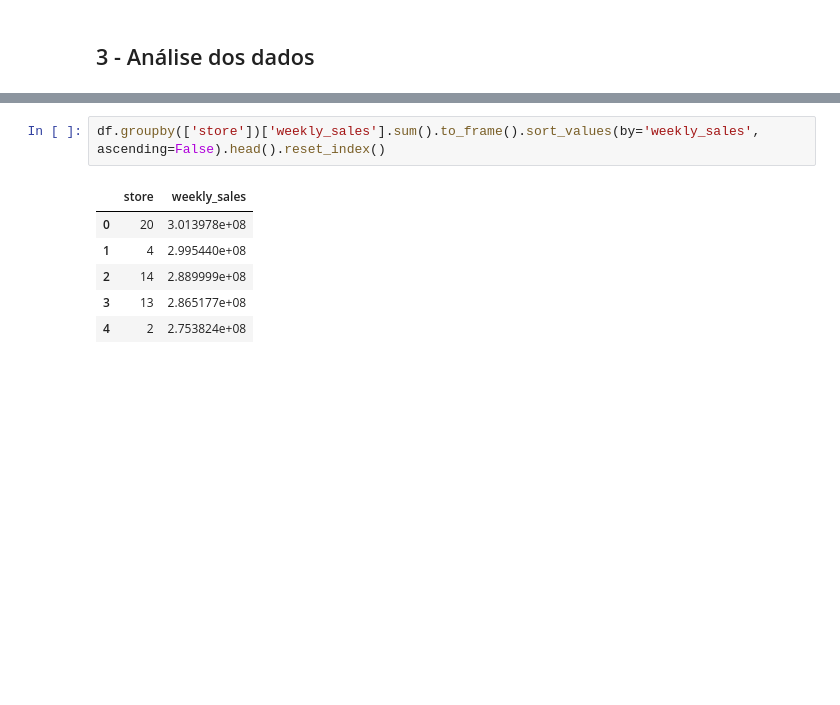
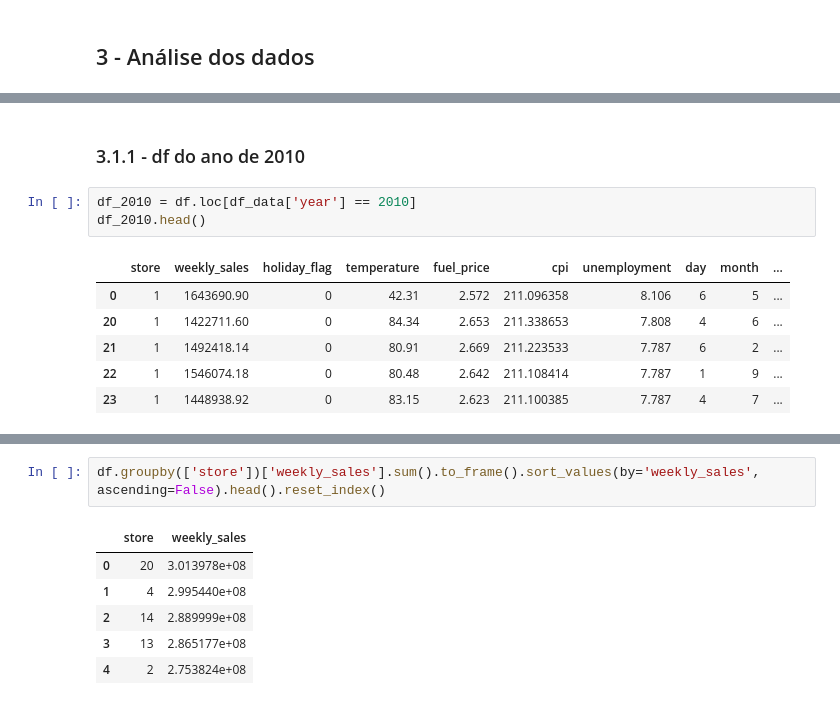
Before and after one commit to michellssGUi/dataScience, a Jupyter notebook: Wallmart_Melhor_Loja_2.ipynb, the cells around one changed output, grey strips where cells are left out. Saved outputs shown, nothing was run; the diff lists cells and outputs as text; blank space fills up the shorter version.

```diff
--- a/Wallmart_Melhor_Loja_2.ipynb
+++ b/Wallmart_Melhor_Loja_2.ipynb
@@ -210,0 +247,12 @@ df.head()
+# %% [markdown]
+### 3.1.1 - df do ano de 2010
+# %%
+df_2010 = df.loc[df_data['year'] == 2010]
+df_2010.head()
+# %% [output]
+|  | store | weekly_sales | holiday_flag | temperature | fuel_price | cpi | unemployment | day | month | ... |
+| 0 | 1 | 1643690.90 | 0 | 42.31 | 2.572 | 211.096358 | 8.106 | 6 | 5 | ... |
+| 20 | 1 | 1422711.60 | 0 | 84.34 | 2.653 | 211.338653 | 7.808 | 4 | 6 | ... |
+| 21 | 1 | 1492418.14 | 0 | 80.91 | 2.669 | 211.223533 | 7.787 | 6 | 2 | ... |
+| 22 | 1 | 1546074.18 | 0 | 80.48 | 2.642 | 211.108414 | 7.787 | 1 | 9 | ... |
+| 23 | 1 | 1448938.92 | 0 | 83.15 | 2.623 | 211.100385 | 7.787 | 4 | 7 | ... |
```
Also changed, not shown: parts of 29 cells of this notebook.
